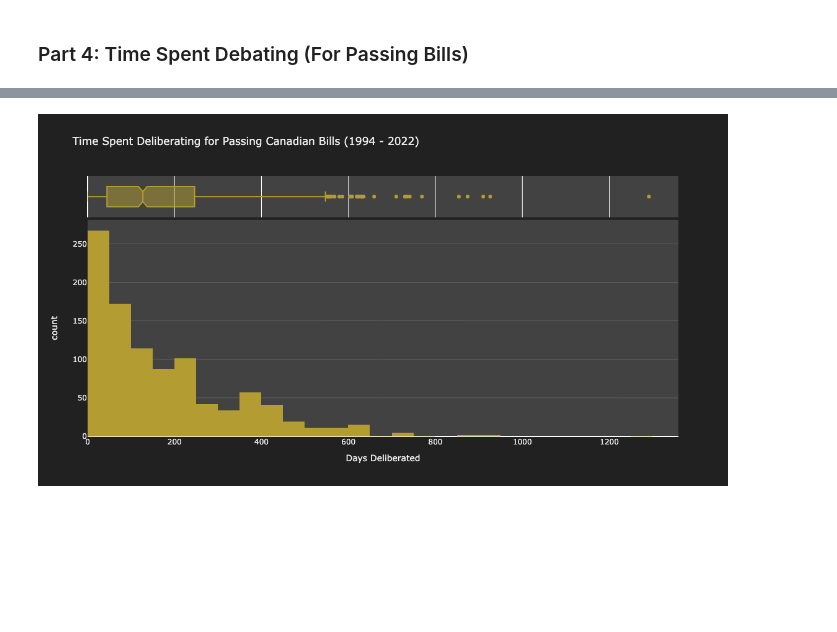
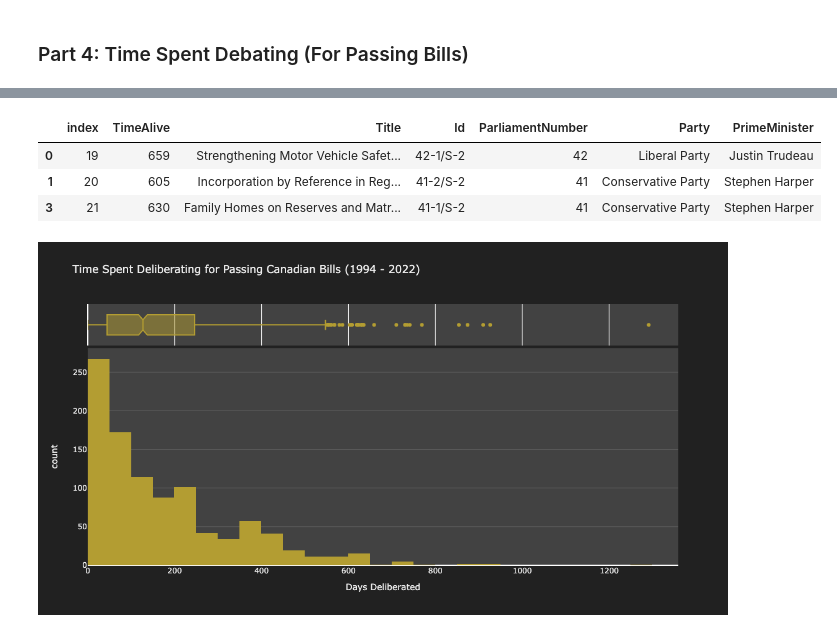
Before and after one commit to rileywheadon/canadian-legislation-visualisation, a Jupyter notebook: notebooks/04-visualisation.ipynb, the cells around one changed output, grey strips where cells are left out. Cells and saved outputs as stored; diff of their text form; code cells hidden in the pictures; blank space fills up the shorter version.

```diff
--- a/notebooks/04-visualisation.ipynb
+++ b/notebooks/04-visualisation.ipynb
@@ -346,23 +326,17 @@ fig.write_html("../charts/plot-3.html")
 # %% [markdown]
 ### Part 4: Time Spent Debating (For Passing Bills)
 # %%
-# Get all bills that received Royal Assent
-plot_4 = data.loc[
-    data['ReceivedRoyalAssent'] == True,
+plot_4 = bills.loc[
+    bills['ReceivedRoyalAssent'] == True,
     ['TimeAlive', 'Title', 'Id', 'ParliamentNumber']
 ]
 
-plot_4.reset_index(inplace = True)
+plot_4 = plot_4.reset_index()
 
-# Convert TimeAlive to an integer
 plot_4['TimeAlive'] = plot_4['TimeAlive'].apply(lambda x: x.split(' ')[0]).astype(int)
 
-# Get party data
 party = parliaments[['ParliamentNumber', 'Party', 'PrimeMinister']]
 
-# Concatenate plot_4 with party data to get Prime Minister and Party
 plot_4 = pd.merge(plot_4, party, on = ['ParliamentNumber'], how = 'left')
-plot_4.drop_duplicates(inplace = True)
 
-# Display DataFrame
-display(plot_4.head())
+plot_4 = plot_4.drop_duplicates()
@@ -376 +343,8 @@ display(plot_4.head())
+# %%
+display(plot_4.head(3))
+# %% [output]
+|  | index | TimeAlive | Title | Id | ParliamentNumber | Party | PrimeMinister |
+| 0 | 19 | 659 | Strengthening Motor Vehicle Safet... | 42-1/S-2 | 42 | Liberal Party | Justin Trudeau |
+| 1 | 20 | 605 | Incorporation by Reference in Reg... | 41-2/S-2 | 41 | Conservative Party | Stephen Harper |
+| 3 | 21 | 630 | Family Homes on Reserves and Matr... | 41-1/S-2 | 41 | Conservative Party | Stephen Harper |
 # %%
```
Also changed, not shown: parts of 34 cells of this notebook, 17 other files.
